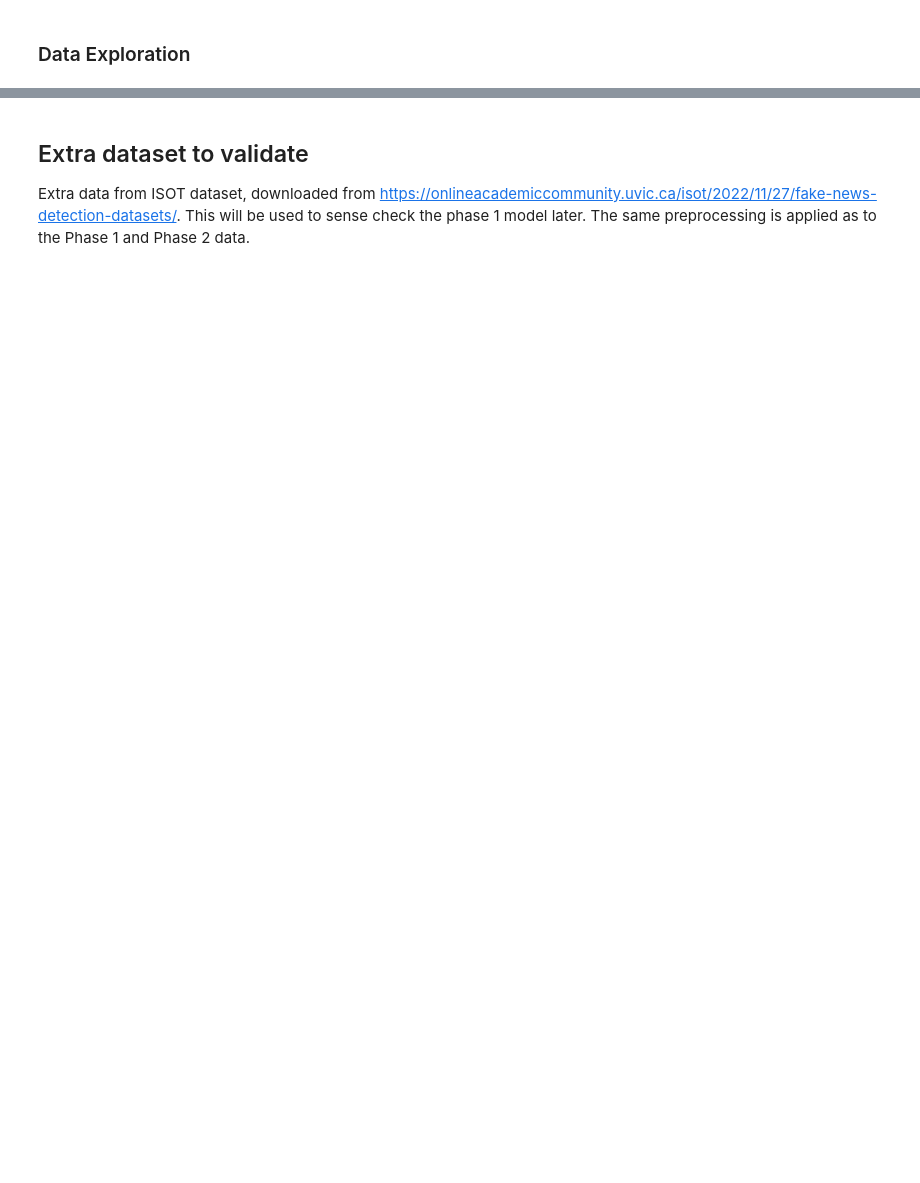
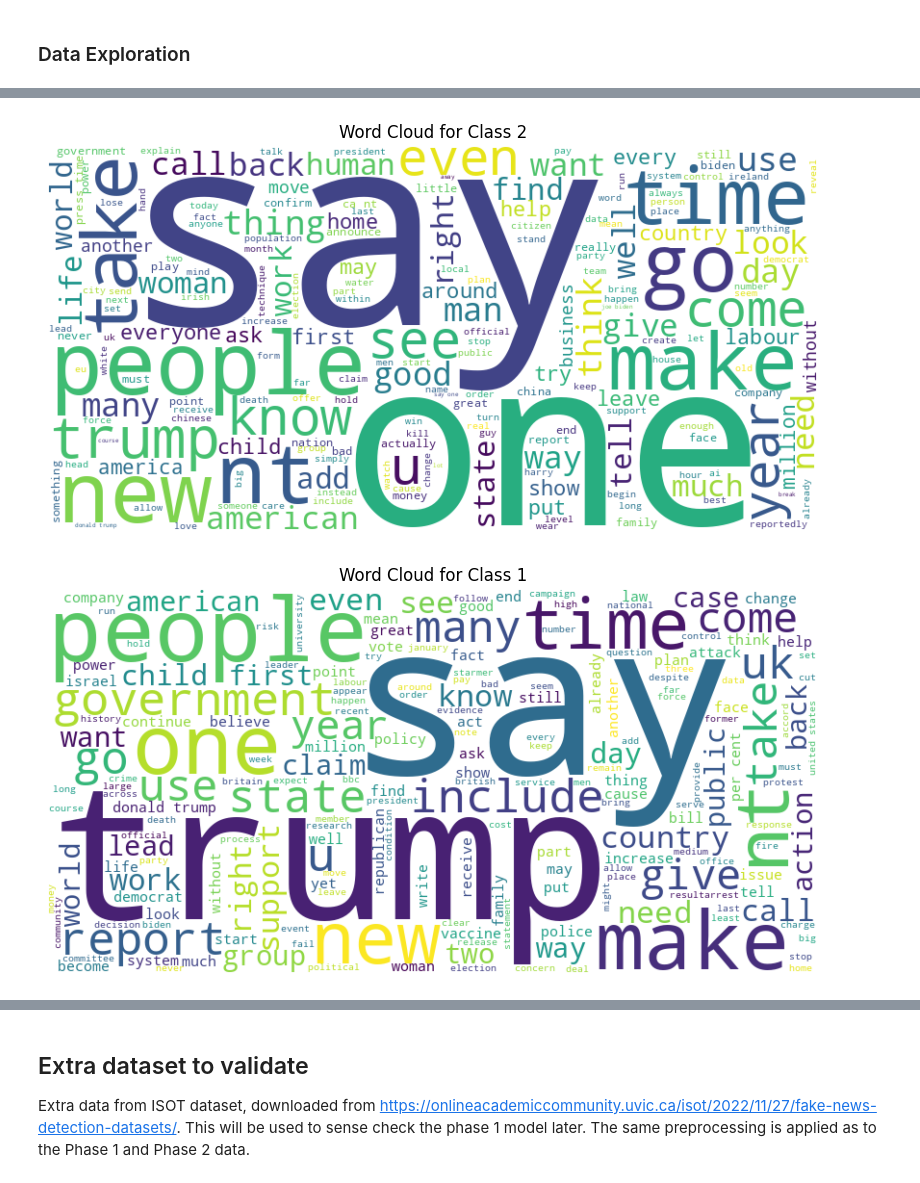
Before and after one commit to nuttymakes/TruthLens, a Jupyter notebook: Data/TruthLens Data Cleaning.ipynb, the cells around one changed output, grey strips where cells are left out. Saved outputs shown, nothing was run; the diff lists cells and outputs as text; code cells hidden in the pictures; blank space fills up the shorter version.

```diff
--- a/Data/TruthLens Data Cleaning.ipynb
+++ b/Data/TruthLens Data Cleaning.ipynb
@@ -583,3 +674,6 @@ for label, ngrams in top_ngrams.items():
 # %%
 #print wordcloud for each class
-plot_wordclouds_by_class(df2, text_column='content', label_column='label')
+plot_wordclouds_by_class(df2, text_column='content_lemma_nostop', label_column='label')
+# %% [output]
+[figure, added]
+[figure, added]
```
Also changed, not shown: parts of 29 cells of this notebook.
